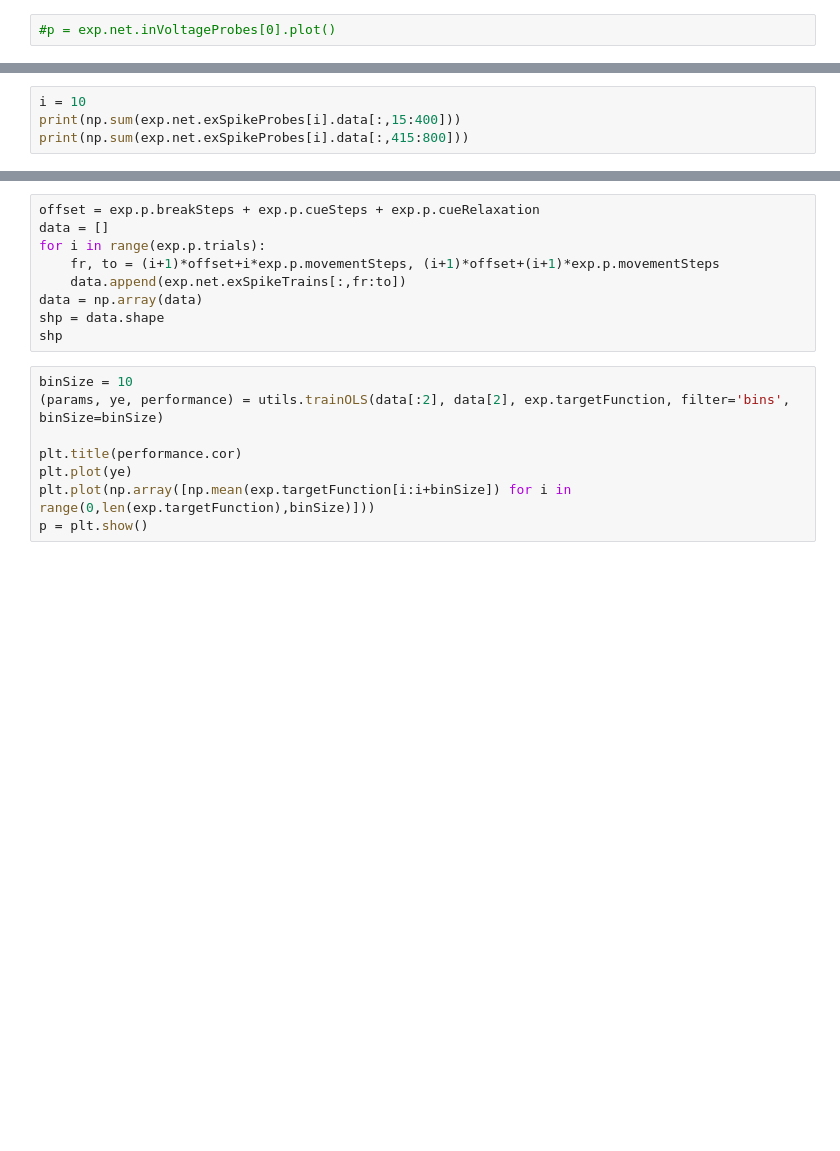
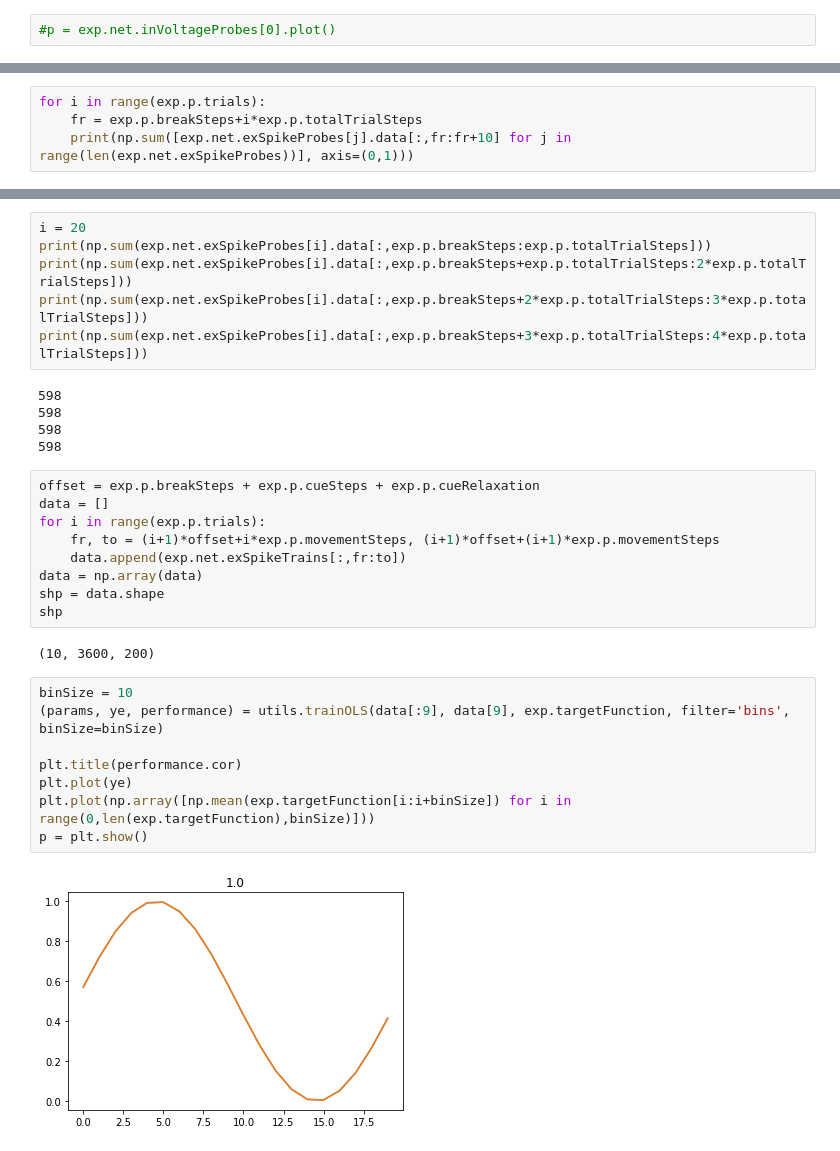
Before and after one commit to sagacitysite/pelenet, a Jupyter notebook: readout-learning.ipynb, the cells around one changed output, grey strips where cells are left out. Cells and saved outputs as stored; diff of their text form; blank space fills up the shorter version.

```diff
--- a/readout-learning.ipynb
+++ b/readout-learning.ipynb
@@ -56,4 +61,0 @@ exp.net.plot.reservoirSpikeTrain()
-# %%
-i = 10
-print(np.sum(exp.net.exSpikeProbes[i].data[:,15:400]))
-print(np.sum(exp.net.exSpikeProbes[i].data[:,415:800]))
@@ -64,0 +62,4 @@ np.sum(np.abs(t1-t2))
+# %%
+for i in range(exp.p.trials):
+    fr = exp.p.breakSteps+i*exp.p.totalTrialSteps
+    print(np.sum([exp.net.exSpikeProbes[j].data[:,fr:fr+10] for j in range(len(exp.net.exSpikeProbes))], axis=(0,1)))
@@ -65,3 +101,14 @@ np.sum(np.abs(t1-t2))
+# %%
+i = 20
+print(np.sum(exp.net.exSpikeProbes[i].data[:,exp.p.breakSteps:exp.p.totalTrialSteps]))
+print(np.sum(exp.net.exSpikeProbes[i].data[:,exp.p.breakSteps+exp.p.totalTrialSteps:2*exp.p.totalTrialSteps]))
+print(np.sum(exp.net.exSpikeProbes[i].data[:,exp.p.breakSteps+2*exp.p.totalTrialSteps:3*exp.p.totalTrialSteps]))
+print(np.sum(exp.net.exSpikeProbes[i].data[:,exp.p.breakSteps+3*exp.p.totalTrialSteps:4*exp.p.totalTrialSteps]))
+# %% [output]
+598
+598
+598
+598
 # %%
 offset = exp.p.breakSteps + exp.p.cueSteps + exp.p.cueRelaxation
 data = []
@@ -71,11 +118,15 @@ for i in range(exp.p.trials):
 data = np.array(data)
 shp = data.shape
 shp
+# %% [output]
+(10, 3600, 200)
 # %%
 binSize = 10
-(params, ye, performance) = utils.trainOLS(data[:2], data[2], exp.targetFunction, filter='bins', binSize=binSize)
+(params, ye, performance) = utils.trainOLS(data[:9], data[9], exp.targetFunction, filter='bins', binSize=binSize)
 
 plt.title(performance.cor)
 plt.plot(ye)
 plt.plot(np.array([np.mean(exp.targetFunction[i:i+binSize]) for i in range(0,len(exp.targetFunction),binSize)]))
 p = plt.show()
+# %% [output]
+[figure, added]
```
Also changed, not shown: parts of 14 cells of this notebook, 8 other files.
